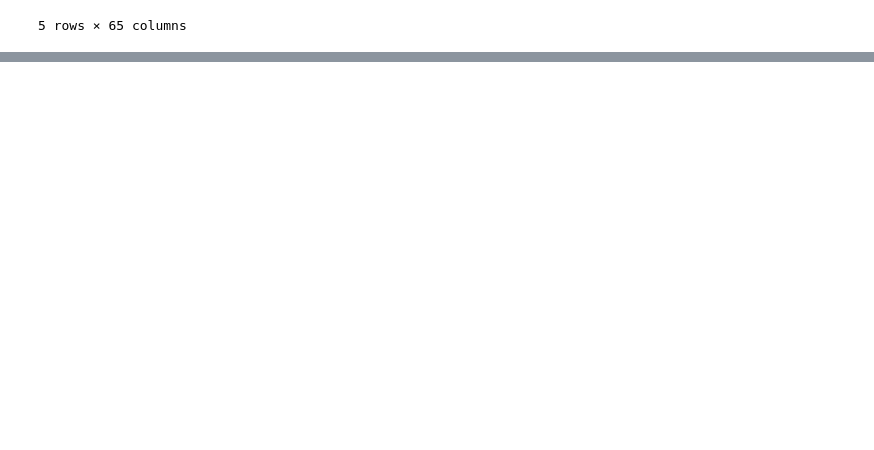
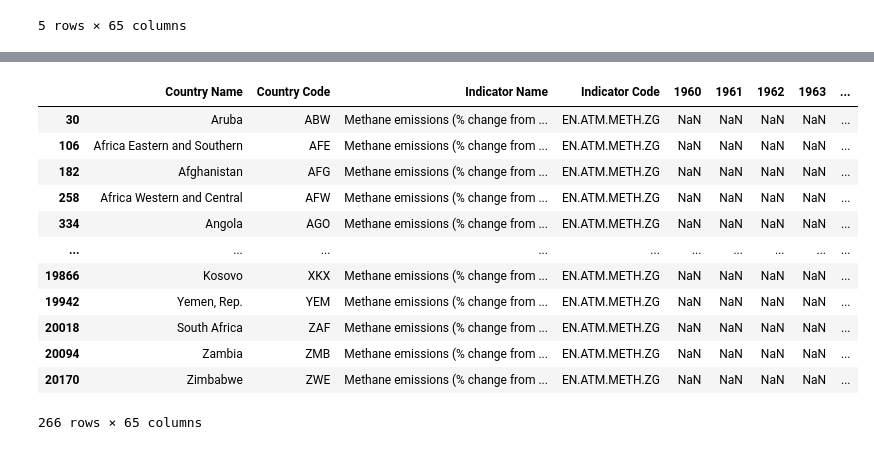
Before and after one commit to Jordanmyer92/Climate-Change, a Jupyter notebook: Climate Data.ipynb, the cells around one changed output, grey strips where cells are left out. Drawn from its saved outputs; the diff is of its cells as text; code cells hidden in the pictures; blank space fills up the shorter version.

```diff
--- a/Climate Data.ipynb
+++ b/Climate Data.ipynb
@@ -14,0 +69,18 @@ df.head()
+# %%
+methane = df.loc[df["Indicator Name"] == "Methane emissions (% change from 1990)"]
+
+methane
+# %% [output]
+|  | Country Name | Country Code | Indicator Name | Indicator Code | 1960 | 1961 | 1962 | 1963 | ... |
+| 30 | Aruba | ABW | Methane emissions (% change from ... | EN.ATM.METH.ZG | NaN | NaN | NaN | NaN | ... |
+| 106 | Africa Eastern and Southern | AFE | Methane emissions (% change from ... | EN.ATM.METH.ZG | NaN | NaN | NaN | NaN | ... |
+| 182 | Afghanistan | AFG | Methane emissions (% change from ... | EN.ATM.METH.ZG | NaN | NaN | NaN | NaN | ... |
+| 258 | Africa Western and Central | AFW | Methane emissions (% change from ... | EN.ATM.METH.ZG | NaN | NaN | NaN | NaN | ... |
+| 334 | Angola | AGO | Methane emissions (% change from ... | EN.ATM.METH.ZG | NaN | NaN | NaN | NaN | ... |
+| ... | ... | ... | ... | ... | ... | ... | ... | ... | ... |
+| 19866 | Kosovo | XKX | Methane emissions (% change from ... | EN.ATM.METH.ZG | NaN | NaN | NaN | NaN | ... |
+| 19942 | Yemen, Rep. | YEM | Methane emissions (% change from ... | EN.ATM.METH.ZG | NaN | NaN | NaN | NaN | ... |
+| 20018 | South Africa | ZAF | Methane emissions (% change from ... | EN.ATM.METH.ZG | NaN | NaN | NaN | NaN | ... |
+| 20094 | Zambia | ZMB | Methane emissions (% change from ... | EN.ATM.METH.ZG | NaN | NaN | NaN | NaN | ... |
+| 20170 | Zimbabwe | ZWE | Methane emissions (% change from ... | EN.ATM.METH.ZG | NaN | NaN | NaN | NaN | ... |
+266 rows × 65 columns
```
Also changed, not shown: parts of 4 cells of this notebook.
